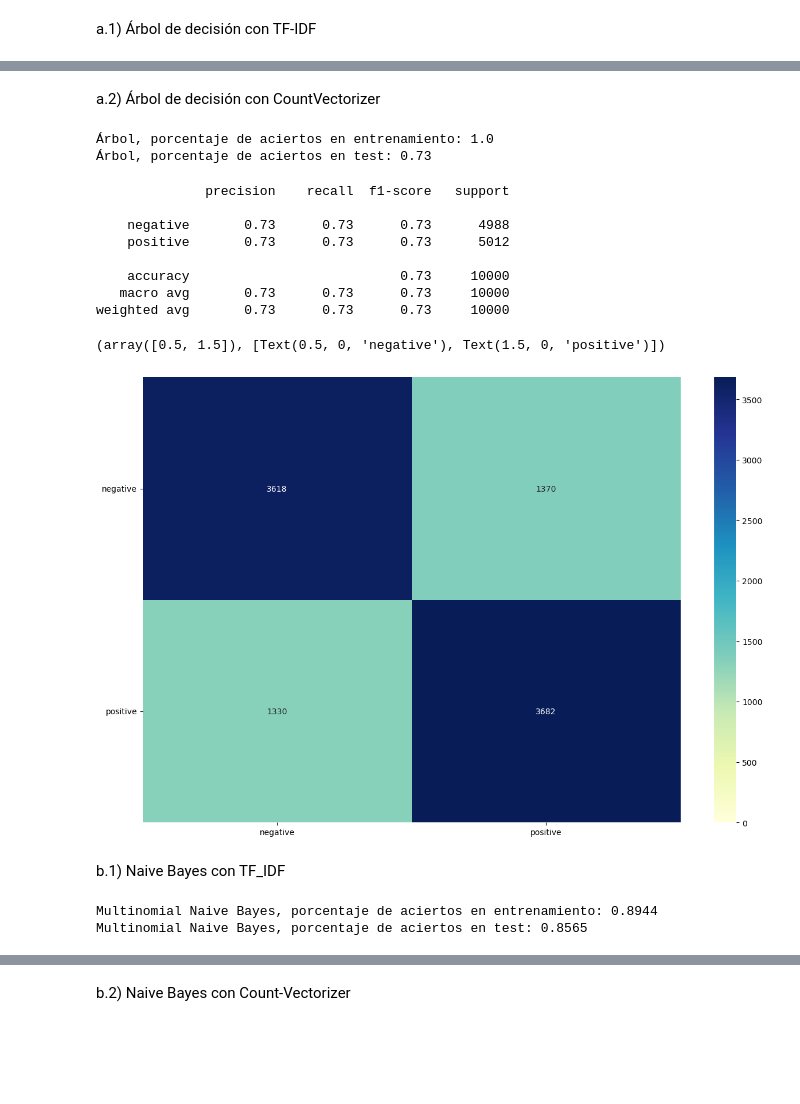
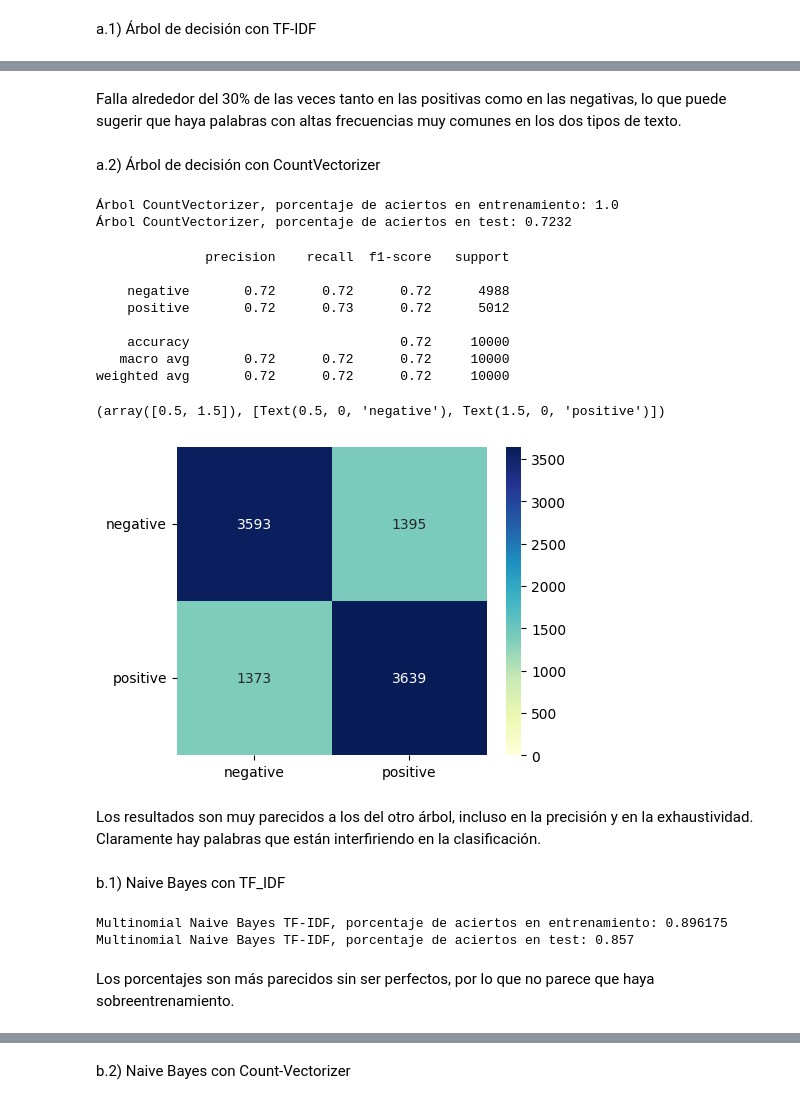
Before and after one commit to ALK222/IA2, a Jupyter notebook: labs/lab3/P3_ap1_clasificacion_texto_2223_enunciado.ipynb, the cells around one changed output, grey strips where cells are left out. Drawn from its saved outputs; the diff is of its cells as text; code cells hidden in the pictures; blank space fills up the shorter version.

```diff
--- a/labs/lab3/P3_ap1_clasificacion_texto_2223_enunciado.ipynb
+++ b/labs/lab3/P3_ap1_clasificacion_texto_2223_enunciado.ipynb
@@ -323,60 +347,56 @@ weighted avg       0.72      0.72      0.72     10000
+# %% [markdown]
+Falla alrededor del 30% de las veces tanto en las positivas como en las negativas, lo que puede sugerir que haya palabras con altas frecuencias muy comunes en los dos tipos de texto.
 # %% [markdown]
 a.2) Árbol de decisión con CountVectorizer
 # %%
 # Creamos el clasificador con los valores por defecto
-tree_classifier1 = tree.DecisionTreeClassifier()
-tree_classifier1.fit(train_vector_data, train_data.sentiment)
+tree_classifier_cv = tree.DecisionTreeClassifier()
+tree_classifier_cv.fit(train_vector_data, train_data.sentiment)
 
-tree_train_predictions1 = tree_classifier1.predict(train_vector_data)
-tree_test_predictions1 = tree_classifier1.predict(test_vector_data)
+tree_train_predictions_cv = tree_classifier_cv.predict(train_vector_data)
+tree_test_predictions_cv = tree_classifier_cv.predict(test_vector_data)
 
-print("Árbol, porcentaje de aciertos en entrenamiento:", np.mean(tree_train_predictions1 == train_data.sentiment))
-print("Árbol, porcentaje de aciertos en test:", np.mean(tree_test_predictions1 == test_data.sentiment))
+print("Árbol CountVectorizer, porcentaje de aciertos en entrenamiento:", np.mean(tree_train_predictions_cv == train_data.sentiment))
+print("Árbol CountVectorizer, porcentaje de aciertos en test:", np.mean(tree_test_predictions_cv == test_data.sentiment))
 # %% [output]
-Árbol, porcentaje de aciertos en entrenamiento: 1.0
-Árbol, porcentaje de aciertos en test: 0.73
+Árbol CountVectorizer, porcentaje de aciertos en entrenamiento: 1.0
+Árbol CountVectorizer, porcentaje de aciertos en test: 0.7232
 # %%
-from sklearn.metrics import classification_report, confusion_matrix
-import pandas as pd
-import seaborn as sn
-import matplotlib.pyplot as plt
 %matplotlib inline
-#En el output de esta celda se puede ver que las cantidades en support cuadran en categoría con las de arriba.
 
-target_names = list(test_data["sentiment"].unique())
-
-# creamos una variable auxiliar para las predicciones
-predictions = tree_test_predictions1
+predictions = tree_test_predictions_cv
 
 print(classification_report(
     test_data['sentiment'], predictions, target_names=target_names))
 
 # Dibuja la matriz de confusión.
 # Analiza los resultados obtenidos.
 #------------------------------------------------------------------------------
 
 
 # creamos la matriz de confusion
 conf_matrix = confusion_matrix(test_data['sentiment'], predictions)
 conf_matrix_df = pd.DataFrame(conf_matrix, index=target_names,
                               columns=target_names)
 
-plt.figure(figsize=(15, 10))
+plt.figure(figsize=(5, 4))
 sn.heatmap(conf_matrix_df, annot=True, vmin=0,
            vmax=conf_matrix.max(), fmt='d', cmap="YlGnBu")
 plt.yticks(rotation=0)
 plt.xticks(rotation=0)
 # %% [output]
               precision    recall  f1-score   support
 
-    negative       0.73      0.73      0.73      4988
-    positive       0.73      0.73      0.73      5012
+    negative       0.72      0.72      0.72      4988
+    positive       0.72      0.73      0.72      5012
 
-    accuracy                           0.73     10000
-   macro avg       0.73      0.73      0.73     10000
-weighted avg       0.73      0.73      0.73     10000
+    accuracy                           0.72     10000
+   macro avg       0.72      0.72      0.72     10000
+weighted avg       0.72      0.72      0.72     10000
 (array([0.5, 1.5]), [Text(0.5, 0, 'negative'), Text(1.5, 0, 'positive')])
-[figure, old version]
+[figure, new version]
+# %% [markdown]
+Los resultados son muy parecidos a los del otro árbol, incluso en la precisión y en la exhaustividad. Claramente hay palabras que están interfiriendo en la clasificación.
 # %% [markdown]
 b.1) Naive Bayes con TF_IDF
 # %%
@@ -389,9 +409,11 @@ mnb_classifier.fit(train_preprocessed, train_data.sentiment)
 mnb_train_predictions = mnb_classifier.predict(train_preprocessed)
 mnb_test_predictions = mnb_classifier.predict(test_preprocessed)
 
-print("Multinomial Naive Bayes, porcentaje de aciertos en entrenamiento:", np.mean(mnb_train_predictions == train_data.sentiment))
-print("Multinomial Naive Bayes, porcentaje de aciertos en test:", np.mean(mnb_test_predictions == test_data.sentiment))
+print("Multinomial Naive Bayes TF-IDF, porcentaje de aciertos en entrenamiento:", np.mean(mnb_train_predictions == train_data.sentiment))
+print("Multinomial Naive Bayes TF-IDF, porcentaje de aciertos en test:", np.mean(mnb_test_predictions == test_data.sentiment))
 # %% [output]
-Multinomial Naive Bayes, porcentaje de aciertos en entrenamiento: 0.8944
-Multinomial Naive Bayes, porcentaje de aciertos en test: 0.8565
+Multinomial Naive Bayes TF-IDF, porcentaje de aciertos en entrenamiento: 0.896175
+Multinomial Naive Bayes TF-IDF, porcentaje de aciertos en test: 0.857
+# %% [markdown]
+Los porcentajes son más parecidos sin ser perfectos, por lo que no parece que haya sobreentrenamiento.
 # %%
```
Also changed, not shown: parts of 36 cells of this notebook.
